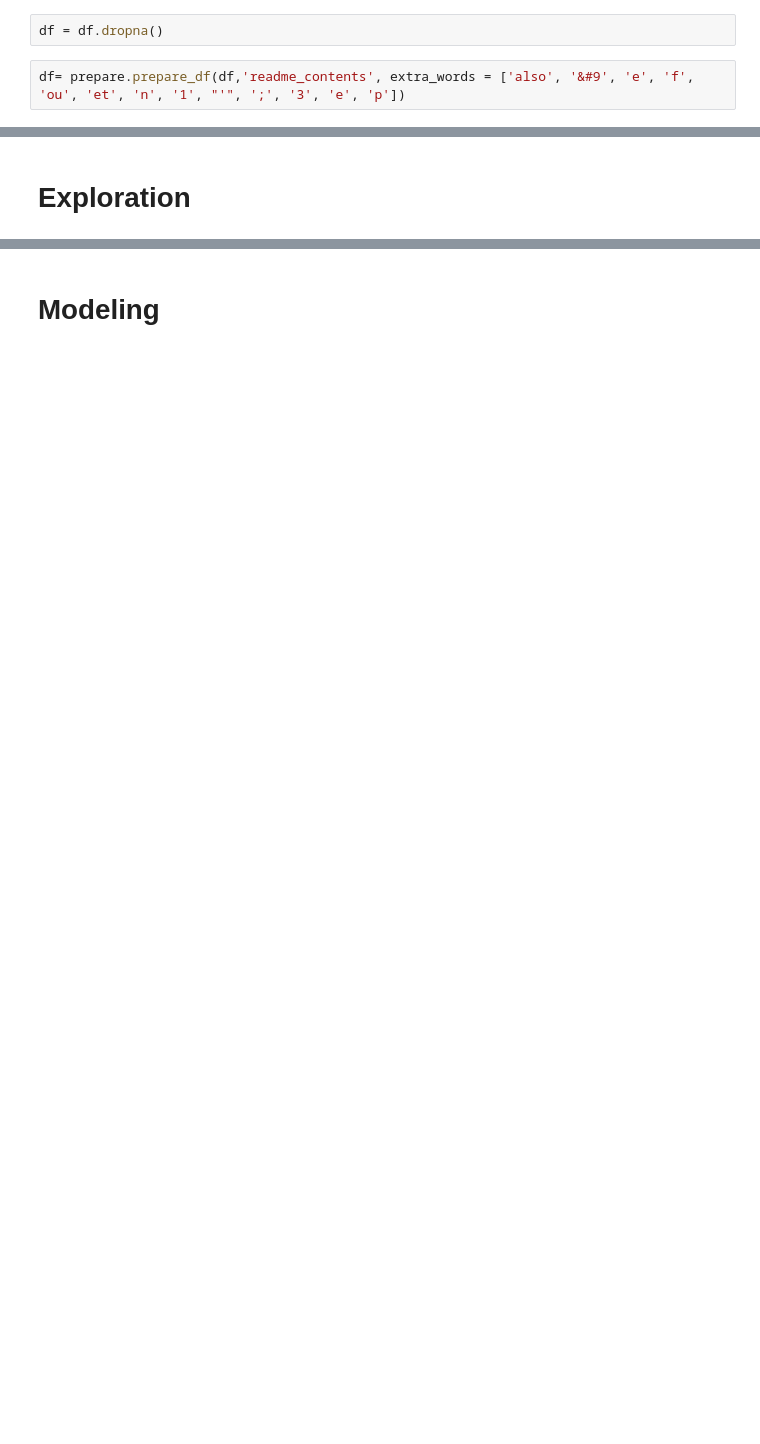
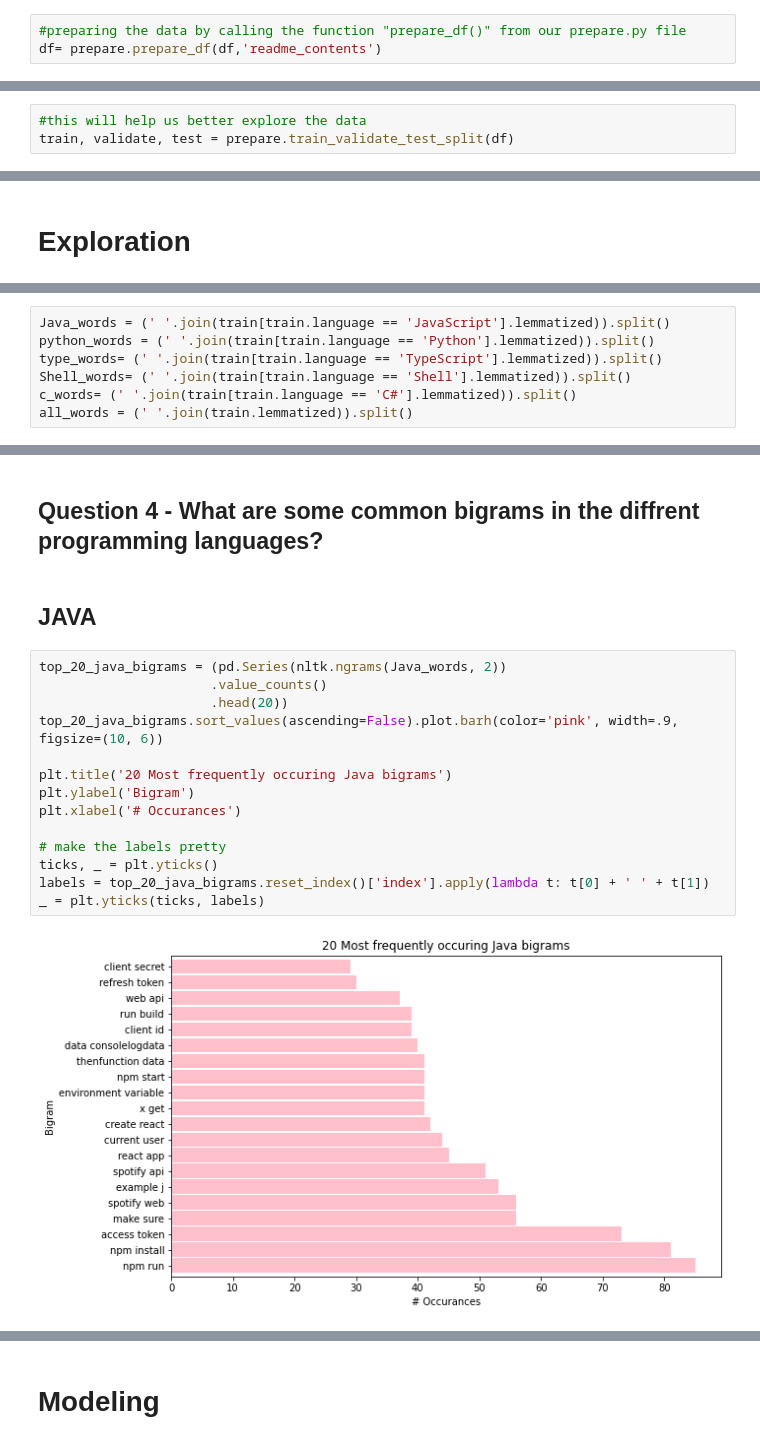
Before and after one commit to Kalpana-group-5/NLP_project, a Jupyter notebook: Final_Notebook.ipynb, the cells around one changed output, grey strips where cells are left out. Cells and saved outputs as stored; diff of their text form; blank space fills up the shorter version.

```diff
--- a/Final_Notebook.ipynb
+++ b/Final_Notebook.ipynb
@@ -84,8 +91,7 @@ df.head()
 | 4 | JohnnyCrazy/SpotifyAPI-NET | C# | \n<h1 align="center">\n <p align=... |
 # %% [markdown]
 # Prepare
-# %%
-df = df.dropna()
 # %%
-df= prepare.prepare_df(df,'readme_contents', extra_words = ['also', '&#9', 'e', 'f', 'ou', 'et', 'n', '1', "'", ';', '3', 'e', 'p'])
+#preparing the data by calling the function "prepare_df()" from our prepare.py file
+df= prepare.prepare_df(df,'readme_contents')
 # %%
@@ -102,0 +129,3 @@ Name: language, dtype: int64
+# %%
+#this will help us better explore the data
+train, validate, test = prepare.train_validate_test_split(df)
@@ -104,0 +164,7 @@ Name: language, dtype: int64
+# %%
+Java_words = (' '.join(train[train.language == 'JavaScript'].lemmatized)).split()
+python_words = (' '.join(train[train.language == 'Python'].lemmatized)).split()
+type_words= (' '.join(train[train.language == 'TypeScript'].lemmatized)).split()
+Shell_words= (' '.join(train[train.language == 'Shell'].lemmatized)).split()
+c_words= (' '.join(train[train.language == 'C#'].lemmatized)).split()
+all_words = (' '.join(train.lemmatized)).split()
@@ -104,0 +218,20 @@ Name: language, dtype: int64
+# %% [markdown]
+## Question 4 - What are some common bigrams in the diffrent programming languages?
+# %% [markdown]
+## JAVA
+# %%
+top_20_java_bigrams = (pd.Series(nltk.ngrams(Java_words, 2))
+                      .value_counts()
+                      .head(20))
+top_20_java_bigrams.sort_values(ascending=False).plot.barh(color='pink', width=.9, figsize=(10, 6))
+
+plt.title('20 Most frequently occuring Java bigrams')
+plt.ylabel('Bigram')
+plt.xlabel('# Occurances')
+
+# make the labels pretty
+ticks, _ = plt.yticks()
+labels = top_20_java_bigrams.reset_index()['index'].apply(lambda t: t[0] + ' ' + t[1])
+_ = plt.yticks(ticks, labels)
+# %% [output]
+[figure, added]
```
Also changed, not shown: parts of 45 cells of this notebook.
